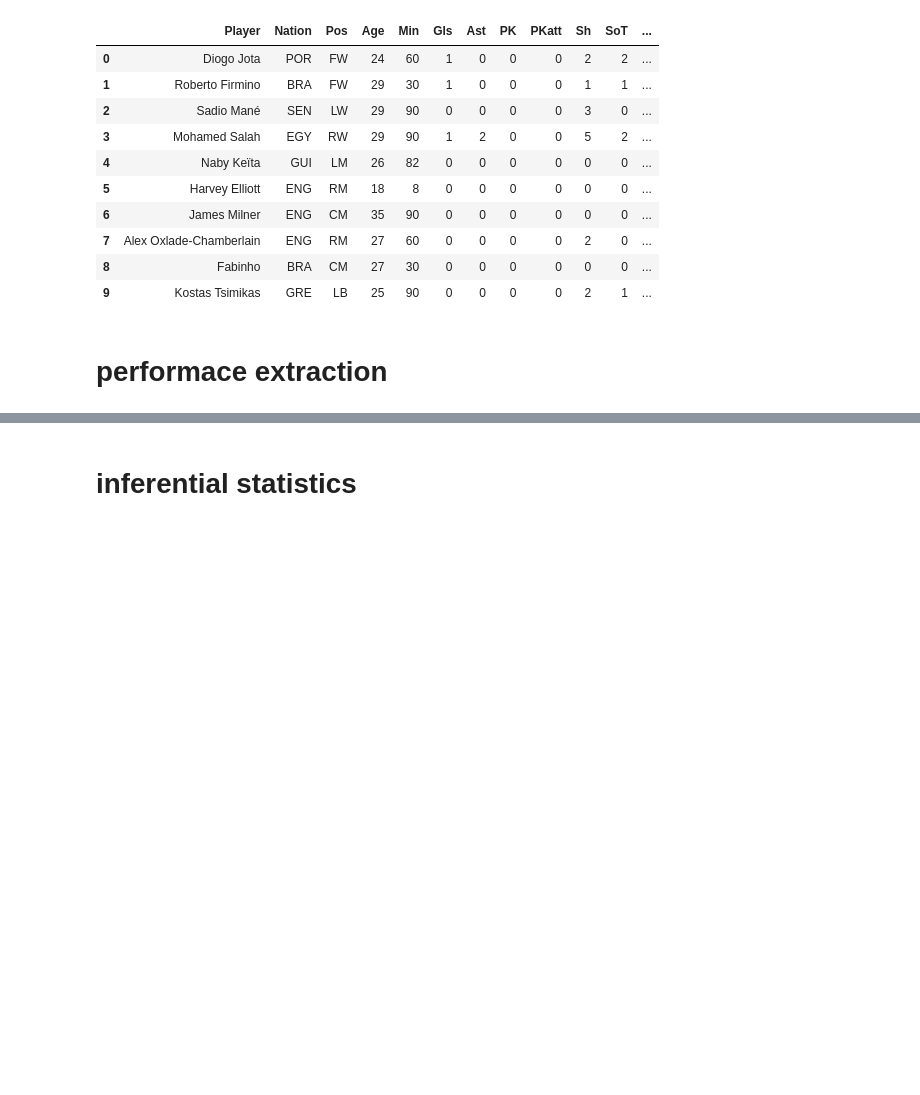
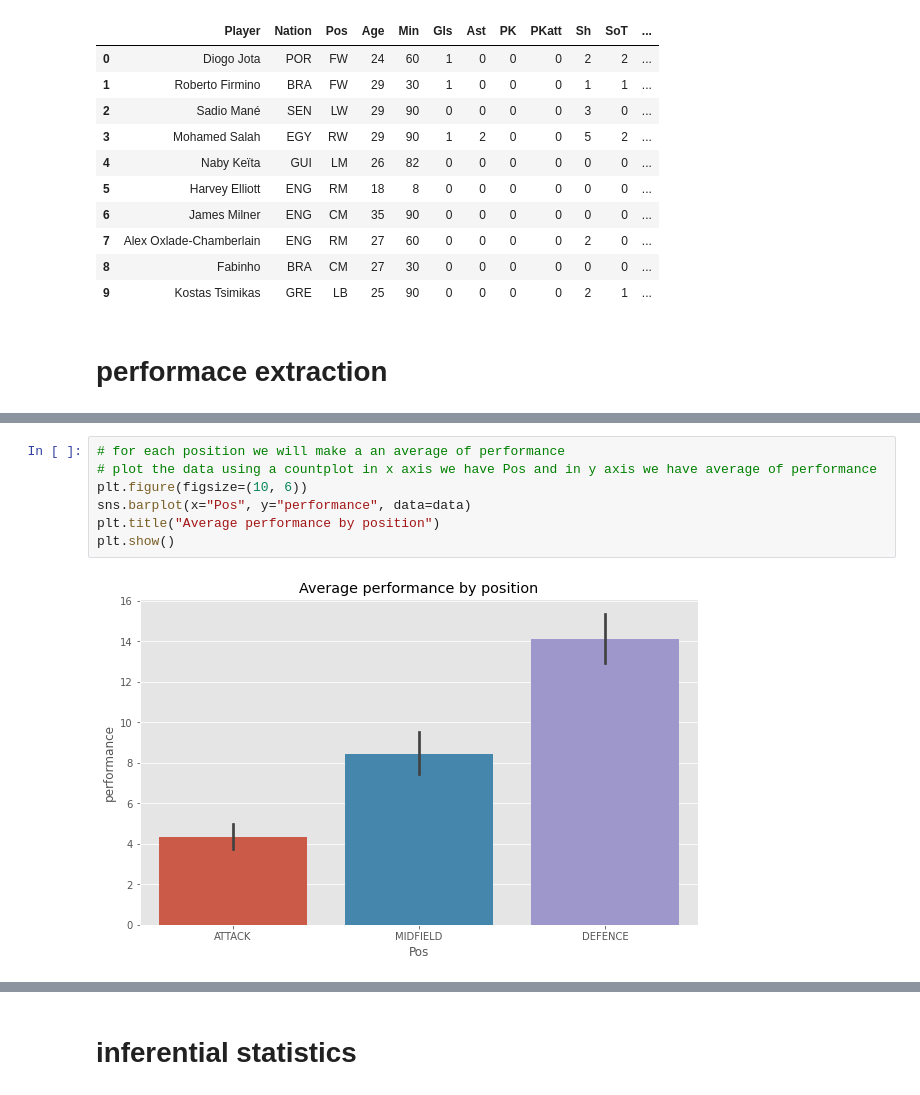
Before and after one commit to Thebrownboy/DataKick, a Jupyter notebook: Inferential_Q1_exprolratory_Q3.ipynb, the cells around one changed output, grey strips where cells are left out. Drawn from its saved outputs; the diff is of its cells as text; blank space fills up the shorter version.

```diff
--- a/Inferential_Q1_exprolratory_Q3.ipynb
+++ b/Inferential_Q1_exprolratory_Q3.ipynb
@@ -72,0 +112,9 @@ data.sample(10)
+# %%
+# for each position we will make a an average of performance
+# plot the data using a countplot in x axis we have Pos and in y axis we have average of performance
+plt.figure(figsize=(10, 6))
+sns.barplot(x="Pos", y="performance", data=data)
+plt.title("Average performance by position")
+plt.show()
+# %% [output]
+[figure, added]
```
Also changed, not shown: parts of 20 cells of this notebook, 2 other files.
